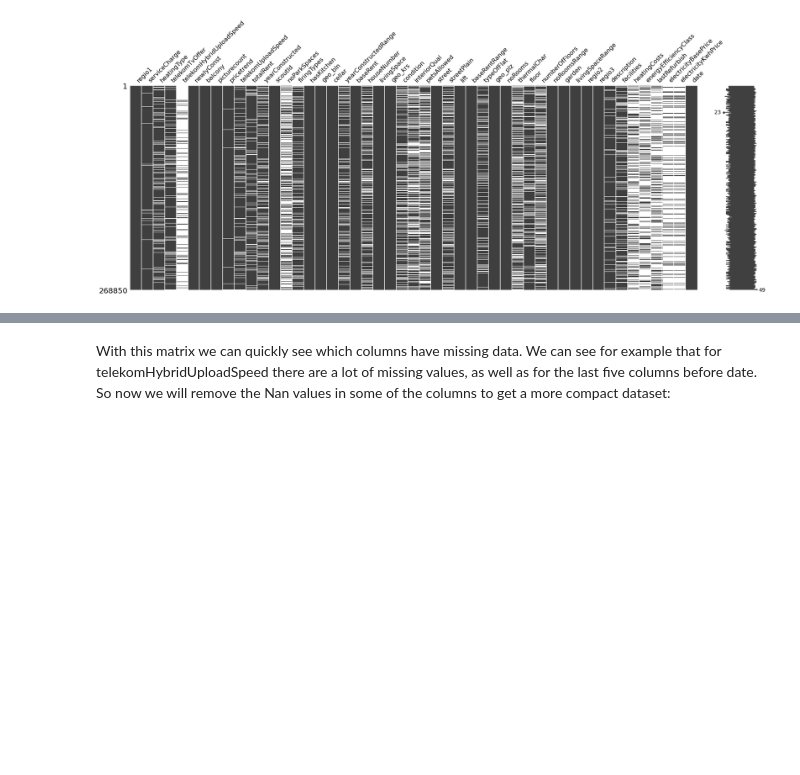
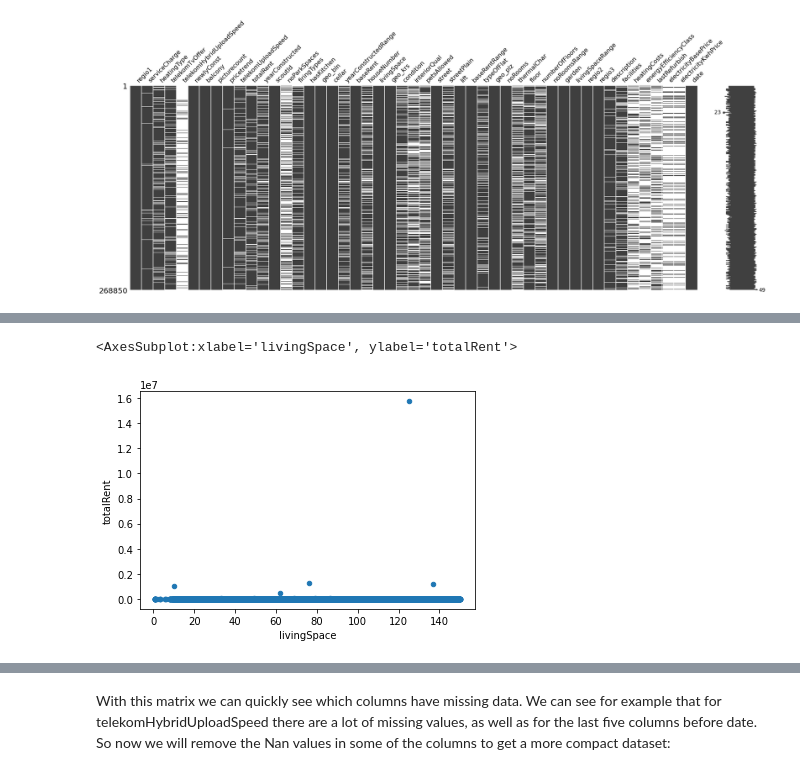
Before and after one commit to eriglesias/housing_prices_DEU, a Jupyter notebook: housing_analysis_de.ipynb, the cells around one changed output, grey strips where cells are left out. Cells and saved outputs as stored; diff of their text form; code cells hidden in the pictures; blank space fills up the shorter version.

```diff
--- a/housing_analysis_de.ipynb
+++ b/housing_analysis_de.ipynb
@@ -151,0 +238,6 @@ missingno.matrix(housing,figsize =(30,10))
+# %%
+# Let's visualize this
+adapted_rent[['totalRent','livingSpace']].plot(kind= 'scatter',  x='livingSpace' , y='totalRent')
+# %% [output]
+<AxesSubplot:xlabel='livingSpace', ylabel='totalRent'>
+[figure, added]
```
Also changed, not shown: parts of 30 cells of this notebook.
